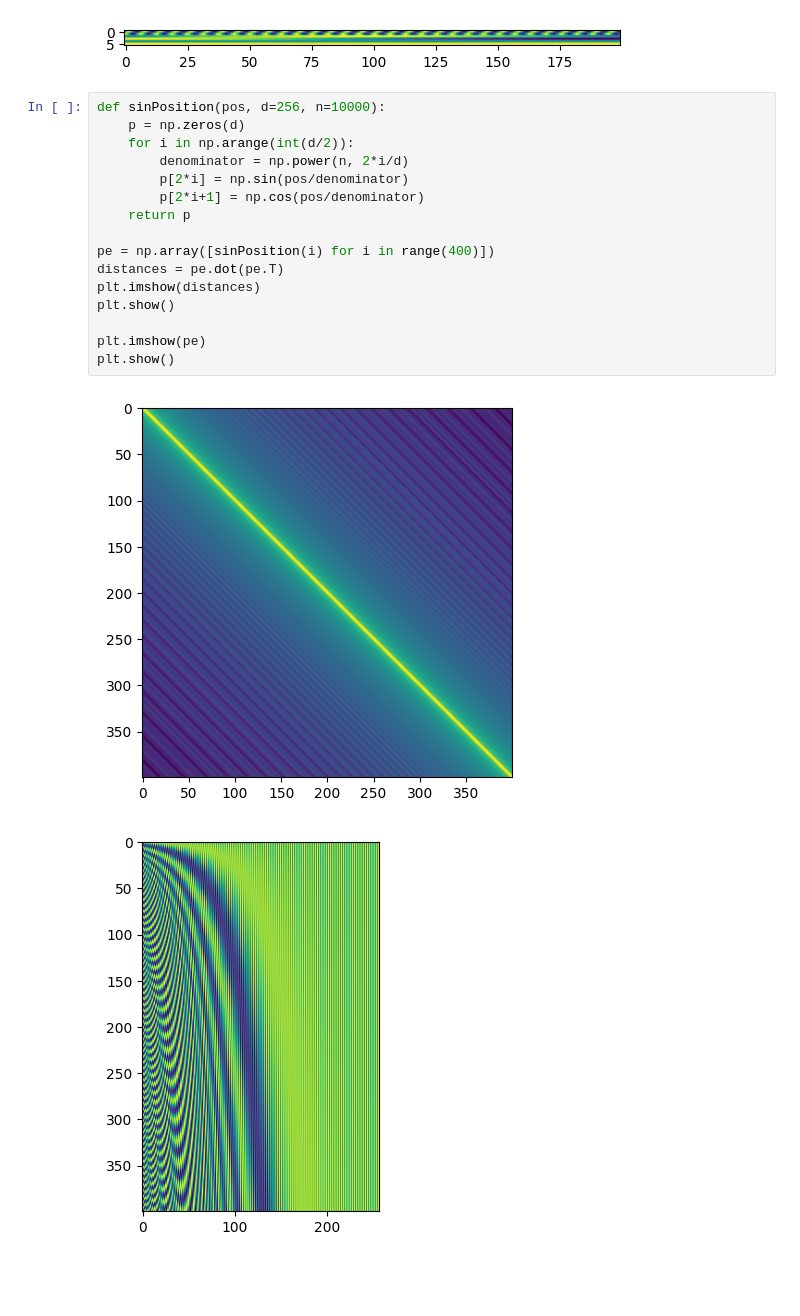
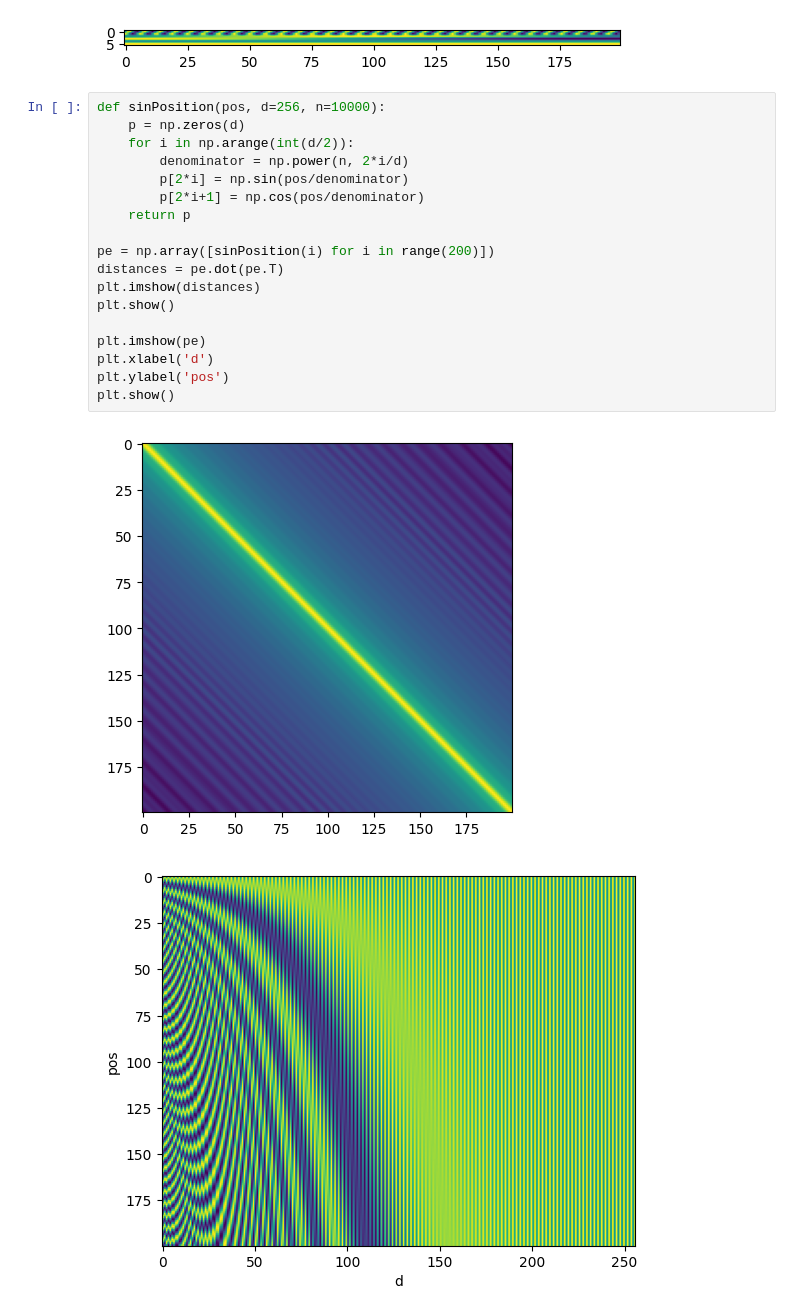
Before and after one commit to flaneur2020/flaneur2020.github.io, a Jupyter notebook: exercises/positional-encoding/pe.ipynb, the cells around one changed output. Saved outputs shown, nothing was run; the diff lists cells and outputs as text; blank space fills up the shorter version.

```diff
--- a/exercises/positional-encoding/pe.ipynb
+++ b/exercises/positional-encoding/pe.ipynb
@@ -153,19 +153,21 @@ plt.show()
 # %%
 def sinPosition(pos, d=256, n=10000):
     p = np.zeros(d)
     for i in np.arange(int(d/2)):
         denominator = np.power(n, 2*i/d)
         p[2*i] = np.sin(pos/denominator)
         p[2*i+1] = np.cos(pos/denominator)
     return p
 
-pe = np.array([sinPosition(i) for i in range(400)])
+pe = np.array([sinPosition(i) for i in range(200)])
 distances = pe.dot(pe.T)
 plt.imshow(distances)
 plt.show()
 
 plt.imshow(pe)
+plt.xlabel('d')
+plt.ylabel('pos')
 plt.show()
 # %% [output]
-[figure, old version]
+[figure, new version]
-[figure, old version]
+[figure, new version]
```
Also changed, not shown: 4 other files.
